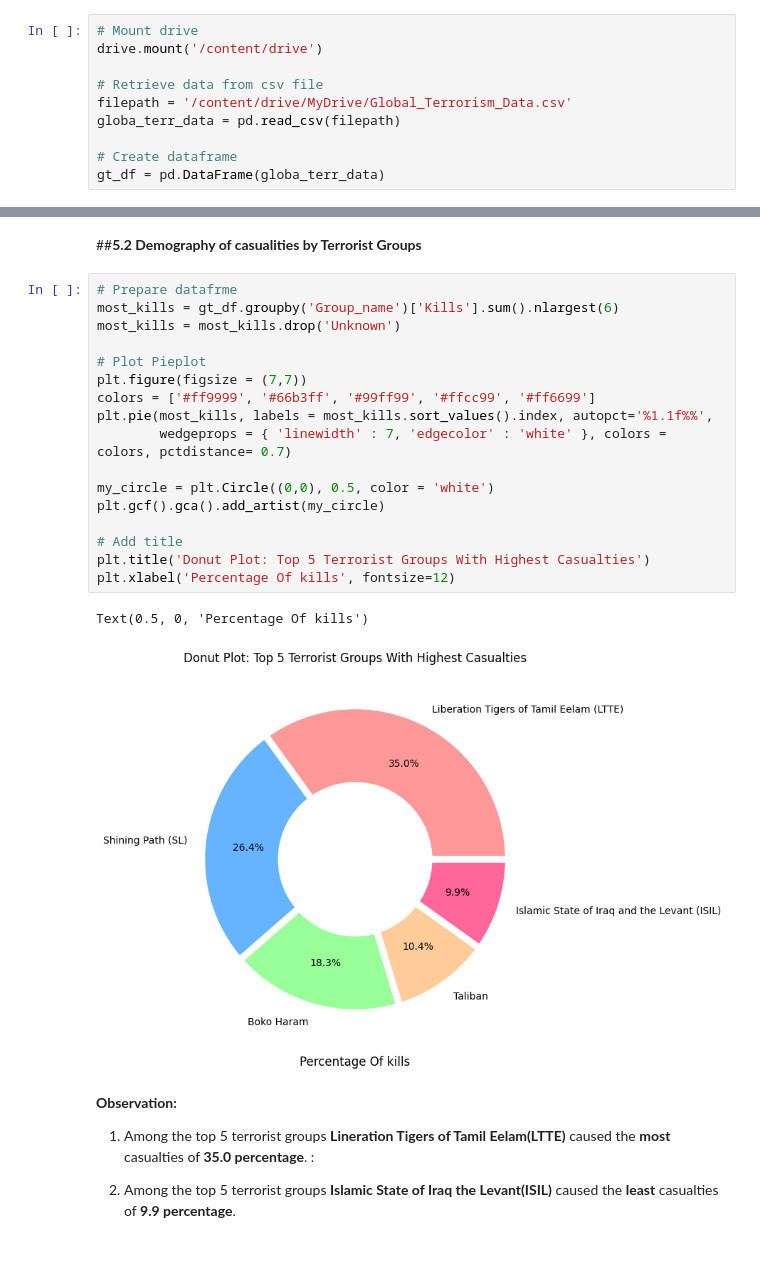
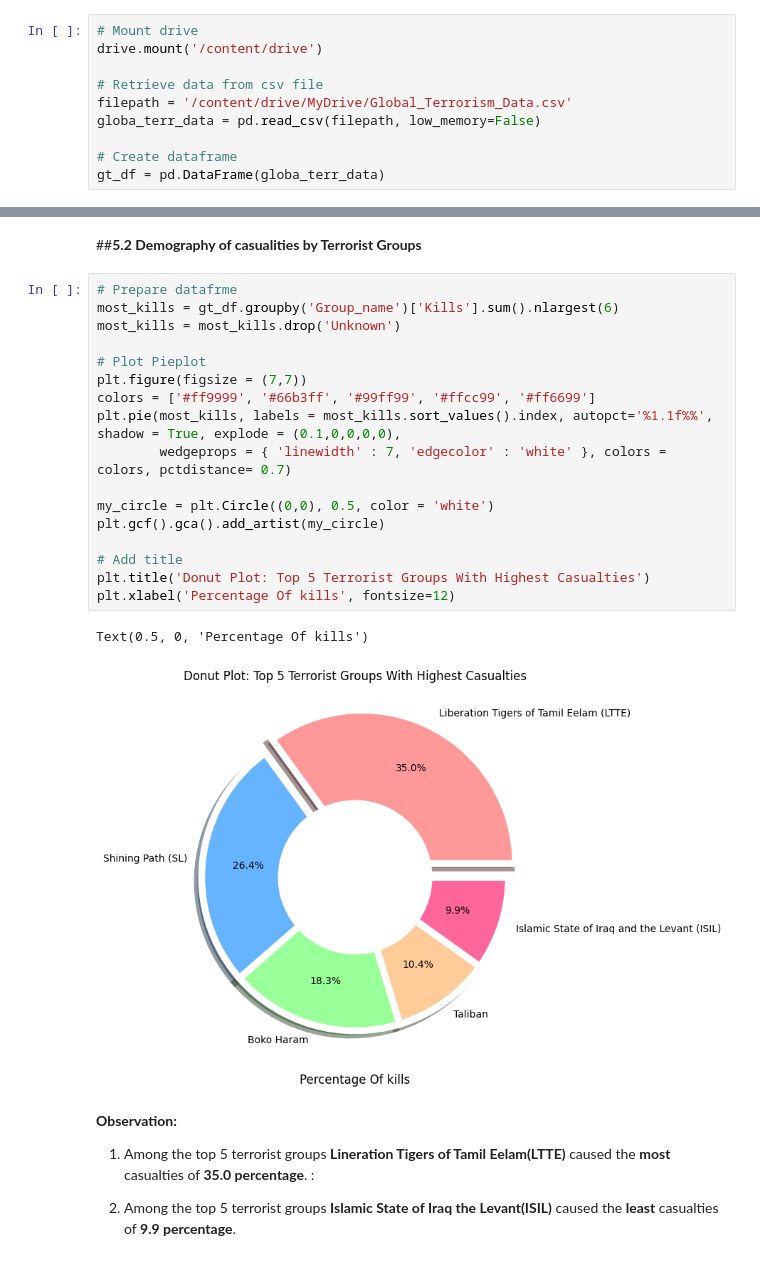
Before and after one commit to dacenish/EDA-Global-terrorism, a Jupyter notebook: Capstone_Project_Global_terrorism_EDA_by_Danish_Zia.ipynb, the cells around one changed output, grey strips where cells are left out. Saved outputs shown, nothing was run; the diff lists cells and outputs as text.

```diff
--- a/Capstone_Project_Global_terrorism_EDA_by_Danish_Zia.ipynb
+++ b/Capstone_Project_Global_terrorism_EDA_by_Danish_Zia.ipynb
@@ -32,7 +32,7 @@ drive.mount('/content/drive')
 
 # Retrieve data from csv file
 filepath = '/content/drive/MyDrive/Global_Terrorism_Data.csv'
-globa_terr_data = pd.read_csv(filepath)
+globa_terr_data = pd.read_csv(filepath, low_memory=False)
 
 # Create dataframe
 gt_df = pd.DataFrame(globa_terr_data)
@@ -343,23 +348,23 @@ plt.show()
 # %%
 # Prepare datafrme
 most_kills = gt_df.groupby('Group_name')['Kills'].sum().nlargest(6)
 most_kills = most_kills.drop('Unknown')
 
 # Plot Pieplot
 plt.figure(figsize = (7,7))
 colors = ['#ff9999', '#66b3ff', '#99ff99', '#ffcc99', '#ff6699']
-plt.pie(most_kills, labels = most_kills.sort_values().index, autopct='%1.1f%%',
+plt.pie(most_kills, labels = most_kills.sort_values().index, autopct='%1.1f%%', shadow = True, explode = (0.1,0,0,0,0),
         wedgeprops = { 'linewidth' : 7, 'edgecolor' : 'white' }, colors = colors, pctdistance= 0.7)
 
 my_circle = plt.Circle((0,0), 0.5, color = 'white')
 plt.gcf().gca().add_artist(my_circle)
 
 # Add title
 plt.title('Donut Plot: Top 5 Terrorist Groups With Highest Casualties')
 plt.xlabel('Percentage Of kills', fontsize=12)
 # %% [output]
 Text(0.5, 0, 'Percentage Of kills')
-[figure, old version]
+[figure, new version]
 # %% [markdown]
 **Observation:**
 
```
Also changed, not shown: parts of 11 cells of this notebook.
